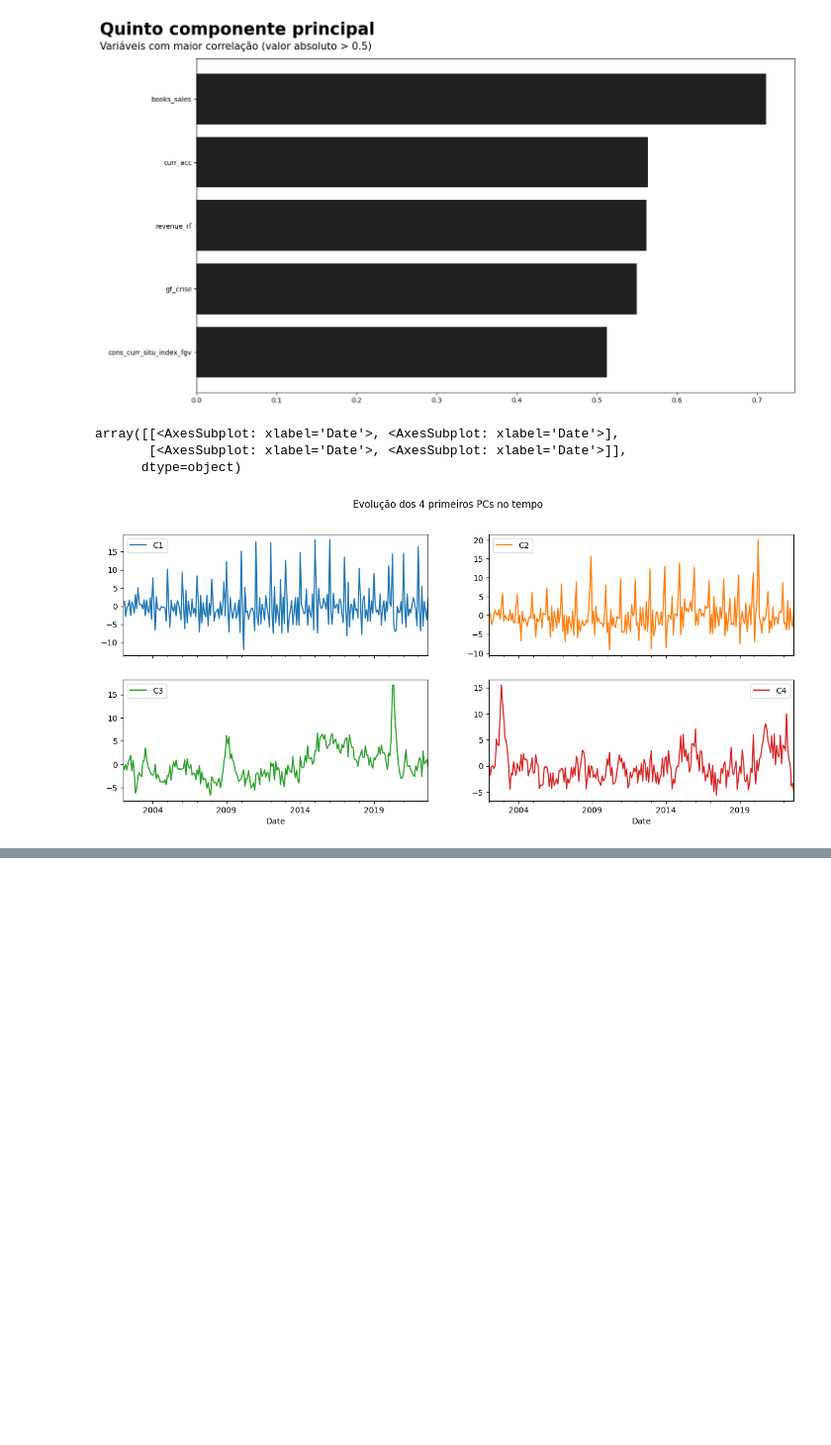
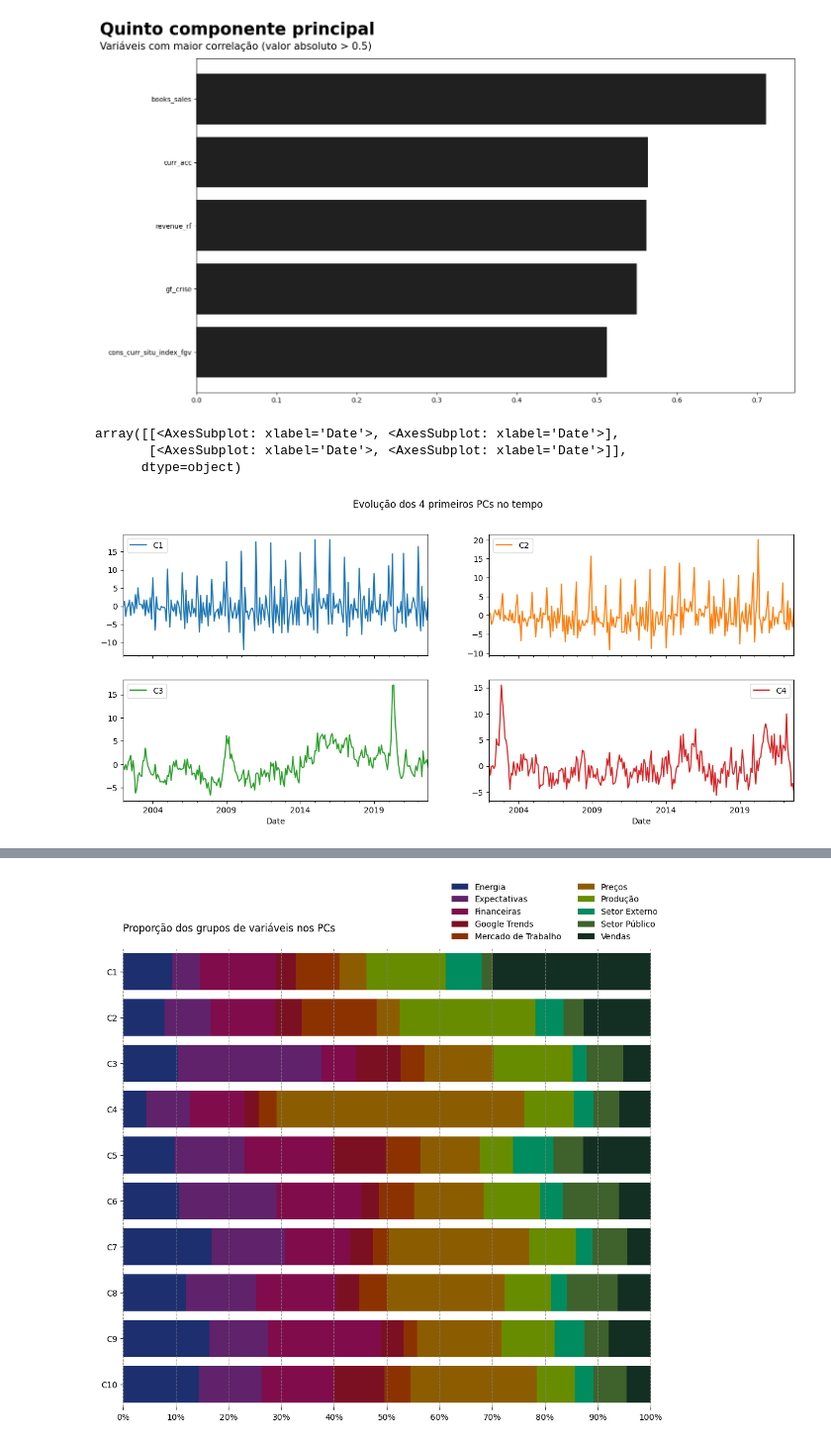
Before and after one commit to Allisterh/nowcasting_gdpbr, a Jupyter notebook: methodologies/dfm_model/dfm_pca.ipynb, the cells around one changed output, grey strips where cells are left out. Shown at 99% size. Cells and saved outputs as stored; diff of their text form; code cells hidden in the pictures; blank space fills up the shorter version.

```diff
--- a/methodologies/dfm_model/dfm_pca.ipynb
+++ b/methodologies/dfm_model/dfm_pca.ipynb
@@ -640,3 +639,21 @@ array([[<AxesSubplot: xlabel='Date'>, <AxesSubplot: xlabel='Date'>],
        [<AxesSubplot: xlabel='Date'>, <AxesSubplot: xlabel='Date'>]],
       dtype=object)
 [figure]
+# %%
+# Definindo dataframe com os pesos das variáveis em valor absoluto
+absolute_eigenvectors_df = abs(eigvectors_df).T
+absolute_eigenvectors_df = pd.merge(absolute_eigenvectors_df, map_comp, left_index=True, right_index=True)
+absolute_eigenvectors_df.reset_index(inplace = True)
+absolute_eigenvectors_df.drop('index', axis = 1, inplace = True)
+
+# Somando os pesos em valor absoluto por categoria/grupo de variáveis
+comp_group_share = absolute_eigenvectors_df.groupby('category').sum()
+
+# Transformando os pesos somados por categoria em porcentagem da soma total dos pesos
+for i in list(comp_group_share.columns):
+    comp_group_share[i] = comp_group_share[i].apply(lambda x: x / comp_group_share[i].sum())
+
+comp_group_share = comp_group_share.iloc[:, : 10]
+comp_group_share.columns = ['C1', 'C2', 'C3', 'C4', 'C5', 'C6', 'C7', 'C8', 'C9', 'C10']
+comp_group_share = comp_group_share.T
+comp_group_share
@@ -642,0 +672,40 @@ array([[<AxesSubplot: xlabel='Date'>, <AxesSubplot: xlabel='Date'>],
+# %%
+# variables
+labels = list(comp_group_share.columns)
+colors = ['#1d2f6f', '#60226a', '#800c4c', '#7c1023', '#8c3200', '#8c5d00', '#688c00', '#008c5f', '#3f612b', '#132f23']
+title = 'Proporção dos grupos de variáveis nos PCs\n'
+
+# Definindo a função
+def plot_stackedbar_p(df, labels, colors, title):
+    fields = df.columns.tolist()
+
+    # figure and axis
+    fig, ax = plt.subplots(1, figsize=(12, 10))
+# plot bars
+    left = len(df) * [0]
+    for idx, name in enumerate(fields):
+        plt.barh(df.index, df[name], left = left, color=colors[idx])
+        left = left + df[name]
+# title and subtitle
+    plt.title(title, loc='left')
+# legend
+    plt.legend(labels, bbox_to_anchor=([0.58, 1, 0, 0]), ncol=2, frameon=False)
+# remove spines
+    ax.spines['right'].set_visible(False)
+    ax.spines['left'].set_visible(False)
+    ax.spines['top'].set_visible(False)
+    ax.spines['bottom'].set_visible(False)
+# format x ticks
+    xticks = np.arange(0,1.1,0.1)
+    xlabels = ['{}%'.format(i) for i in np.arange(0,101,10)]
+    plt.xticks(xticks, xlabels)
+# adjust limits and draw grid lines
+    plt.ylim(-0.5, ax.get_yticks()[-1] + 0.5)
+    ax.xaxis.grid(color='gray', linestyle='dashed')
+    ax.invert_yaxis()
+plt.show()
+
+plot_stackedbar_p(comp_group_share, labels, colors, title)
+plt.savefig('dfm-images-plots/components_category_share.png')
+# %% [output]
+[figure, added]
```
Also changed, not shown: parts of 6 cells of this notebook.
